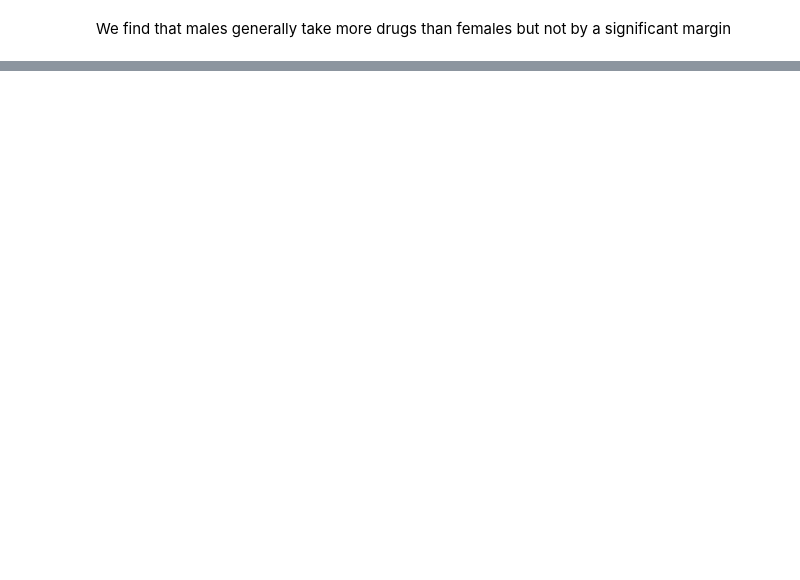
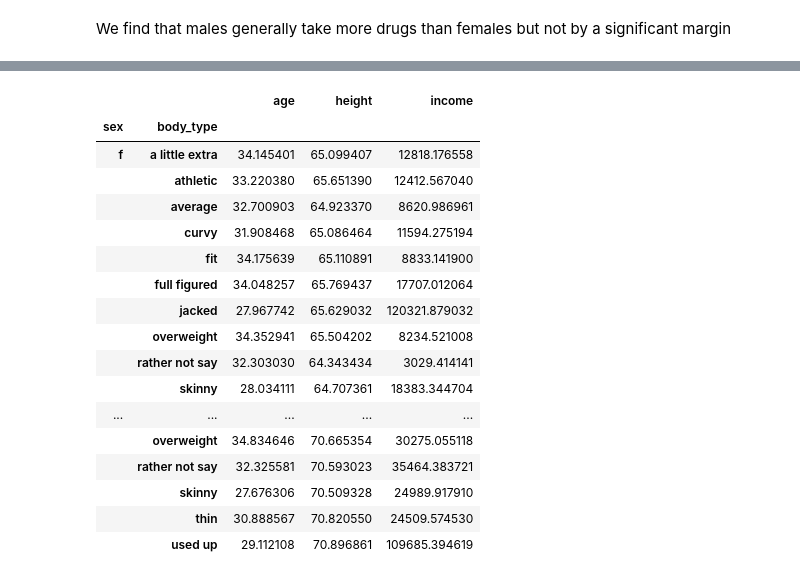
Before and after one commit to brianellis1997/DateAScientist, a Jupyter notebook: date-a-scientist.ipynb, the cells around one changed output, grey strips where cells are left out. Cells and saved outputs as stored; diff of their text form; code cells hidden in the pictures; blank space fills up the shorter version.

```diff
--- a/date-a-scientist.ipynb
+++ b/date-a-scientist.ipynb
@@ -747,0 +766,21 @@ We find that males generally take more drugs than females but not by a significa
+# %%
+top_cities.groupby(['sex', 'body_type']).mean()
+# %% [output]
+|  |  | age | height | income |
+| sex | body_type |  |  |  |
+| f | a little extra | 34.145401 | 65.099407 | 12818.176558 |
+|  | athletic | 33.220380 | 65.651390 | 12412.567040 |
+|  | average | 32.700903 | 64.923370 | 8620.986961 |
+|  | curvy | 31.908468 | 65.086464 | 11594.275194 |
+|  | fit | 34.175639 | 65.110891 | 8833.141900 |
+|  | full figured | 34.048257 | 65.769437 | 17707.012064 |
+|  | jacked | 27.967742 | 65.629032 | 120321.879032 |
+|  | overweight | 34.352941 | 65.504202 | 8234.521008 |
+|  | rather not say | 32.303030 | 64.343434 | 3029.414141 |
+|  | skinny | 28.034111 | 64.707361 | 18383.344704 |
+| ... | ... | ... | ... | ... |
+|  | overweight | 34.834646 | 70.665354 | 30275.055118 |
+|  | rather not say | 32.325581 | 70.593023 | 35464.383721 |
+|  | skinny | 27.676306 | 70.509328 | 24989.917910 |
+|  | thin | 30.888567 | 70.820550 | 24509.574530 |
+|  | used up | 29.112108 | 70.896861 | 109685.394619 |
```
Also changed, not shown: parts of 19 cells of this notebook.
